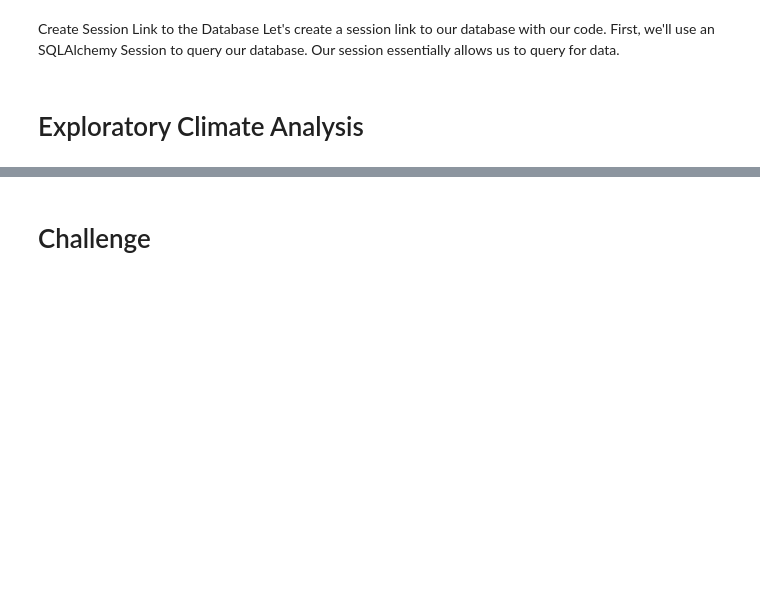
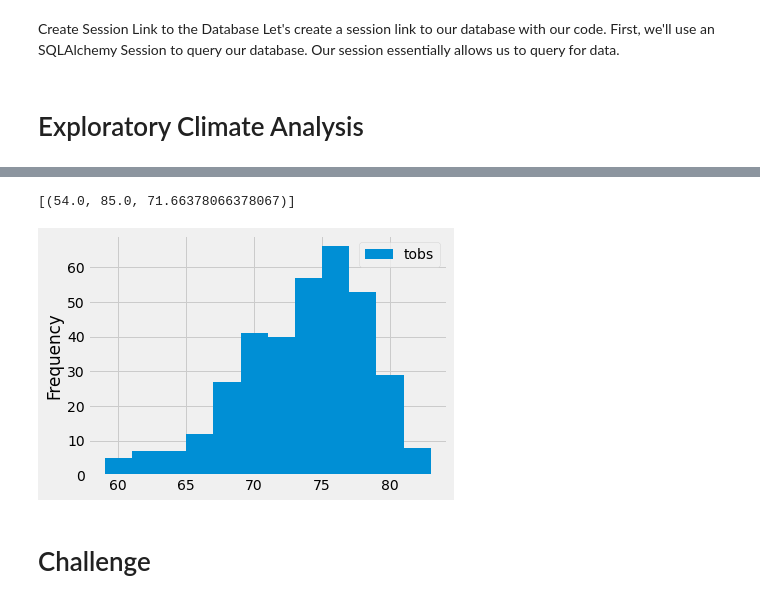
Before and after one commit to githubteodora/surfs_up, a Jupyter notebook: climate_analysis.ipynb, the cells around one changed output, grey strips where cells are left out. Saved outputs shown, nothing was run; the diff lists cells and outputs as text; code cells hidden in the pictures; blank space fills up the shorter version.

```diff
--- a/climate_analysis.ipynb
+++ b/climate_analysis.ipynb
@@ -98,3 +167,49 @@ session = Session(engine)
+# %%
+# Find Low, High, and Average Temperatures
+# Using the station id from the previous query, calculate the lowest temperature recorded,
+# highest temperature recorded, and average temperature most active station?
+
+# we will calculate the minimum, maximum, and average temperatures with the following functions: func.min, func.max, and func.avg.
+session.query(func.min(Measurement.tobs), func.max(Measurement.tobs), func.avg(Measurement.tobs))
+
+# we now need to add one filter. We'll be filtering out everything but the station W. Avy is interested in. If you look at the outcome of the previous query, you can see that the most active station is USC00519281. Therefore, we will need to add this station ID to our filter below.
+session.query(func.min(Measurement.tobs), func.max(Measurement.tobs), func.avg(Measurement.tobs)).\
+filter(Measurement.station == 'USC00519281').all()
+# %% [output]
+[(54.0, 85.0, 71.66378066378067)]
+# %%
+# Plot the Highest Number of Observations
+# We need to create a plot that shows all of the temperatures in a given year for the station with the highest number of temperature observations.
+
+# Create a Query for the Temperature Observations
+# To create a query, first select the column we are interested in. We want to pull Measurement.tobs in order to get our total observations count
+# next: ilter out all the stations except the most active station with filter(Measurement.station == 'USC00519281')
+
+results = session.query(Measurement.tobs).\
+filter(Measurement.station == 'USC00519281')
+
+# We need to apply another filter to consider only the most recent year.
+results = session.query(Measurement.tobs).\
+filter(Measurement.station == 'USC00519281').\
+filter(Measurement.date >= prev_year).all()
+
+# To run this code, you will need to add a print statement around it.
+# print(results)
+
+# Convert the Temperature Observation Results to a DataFrame
+df = pd.DataFrame(results, columns=['tobs'])
+# print(df)
+
+# Plot the Temperature Observations
+# We'll be creating a histogram from the temperature observations
+# A histogram is a graph made up of a range of data that is separated into different bins.
+
+df.plot.hist(bins=12)
+plt.tight_layout() # For this particular graph, using this function won't change much, but it can be a lifesaver in situations where the x-axis doesn't fit into the box. It's a cosmetic change, but it makes a big difference when presenting professional work.
+
+# Looking at this plot, we can infer that a vast majority of the observations were over 67 degrees. If you count up the bins to the right of 67 degrees, you will get about 325 days where it was over 67 degrees when the temperature was observed.
+# %% [output]
+[figure, added]
 # %%
 # Write a function called `calc_temps` that will accept start date and end date in the format '%Y-%m-%d'
 # and return the minimum, average, and maximum temperatures for that range of dates
```
Also changed, not shown: parts of 9 cells of this notebook.
